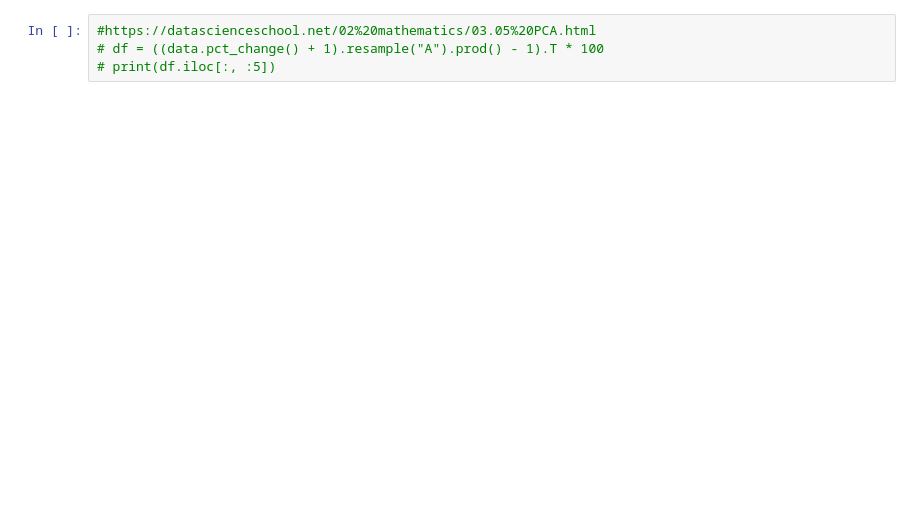
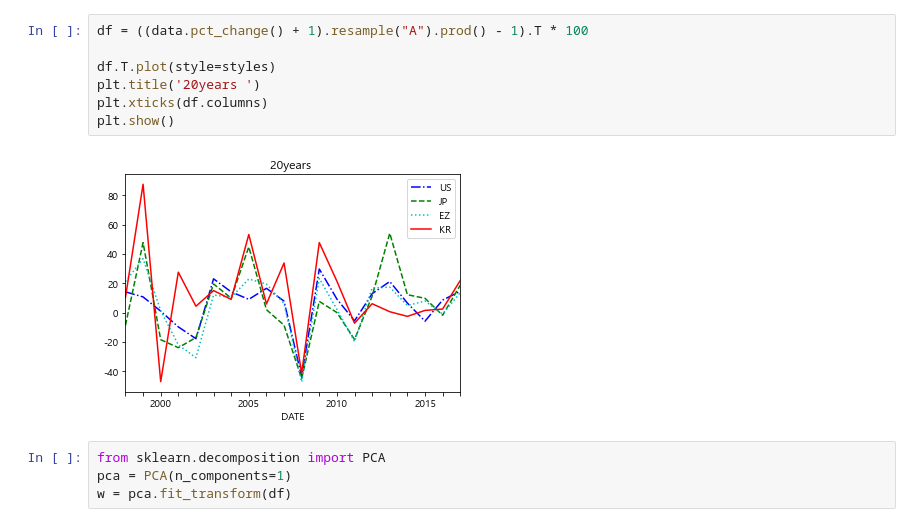
Before and after one commit to web-d-jun/python-ml, a Jupyter notebook: src/ds/PCA/stock.ipynb, the cells around one changed output. Saved outputs shown, nothing was run; the diff lists cells and outputs as text; blank space fills up the shorter version.

```diff
--- a/src/ds/PCA/stock.ipynb
+++ b/src/ds/PCA/stock.ipynb
@@ -32,4 +36,13 @@ plt.show()
-# %%
-#https://datascienceschool.net/02%20mathematics/03.05%20PCA.html
-# df = ((data.pct_change() + 1).resample("A").prod() - 1).T * 100
-# print(df.iloc[:, :5])
+# %%
+df = ((data.pct_change() + 1).resample("A").prod() - 1).T * 100
+
+df.T.plot(style=styles)
+plt.title('20years ')
+plt.xticks(df.columns)
+plt.show()
+# %% [output]
+[figure, added]
+# %%
+from sklearn.decomposition import PCA
+pca = PCA(n_components=1)
+w = pca.fit_transform(df)
```
Also changed, not shown: parts of 6 cells of this notebook.
